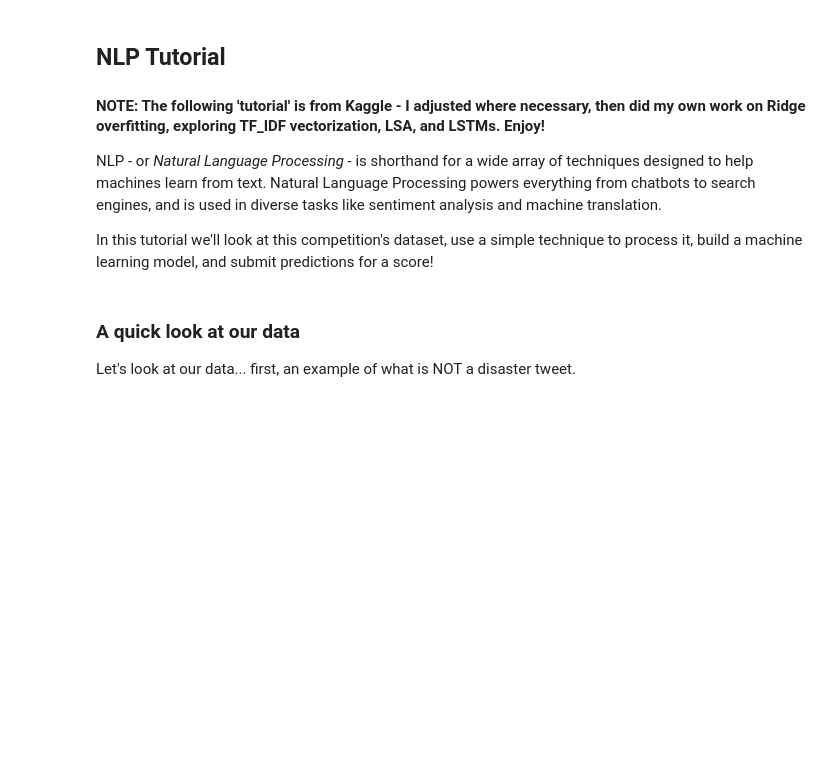
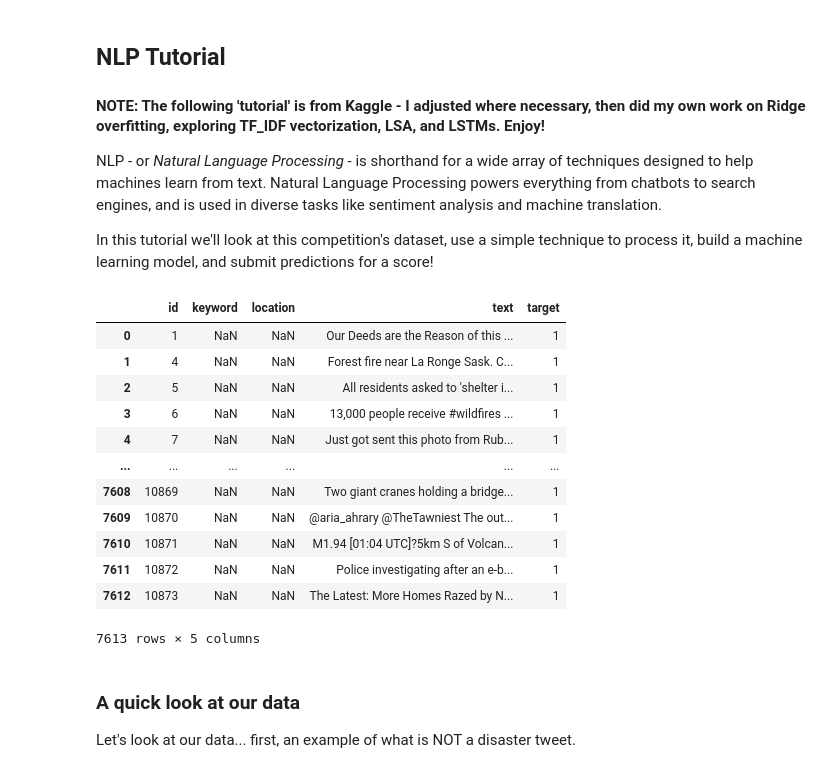
Before and after one commit to rushingJustice/Kaggle-Results, a Jupyter notebook: NLP - Tweet Classification.ipynb, the cells around one changed output. Cells and saved outputs as stored; diff of their text form; code cells hidden in the pictures; blank space fills up the shorter version.

```diff
--- a/NLP - Tweet Classification.ipynb
+++ b/NLP - Tweet Classification.ipynb
@@ -48,6 +53,22 @@ from sklearn.decomposition import TruncatedSVD
 # %%
 train_df = pd.read_csv("./data/train.csv")
 test_df = pd.read_csv("./data/test.csv")
+# %%
+train_df.tweet
+# %% [output]
+|  | id | keyword | location | text | target |
+| 0 | 1 | NaN | NaN | Our Deeds are the Reason of this ... | 1 |
+| 1 | 4 | NaN | NaN | Forest fire near La Ronge Sask. C... | 1 |
+| 2 | 5 | NaN | NaN | All residents asked to 'shelter i... | 1 |
+| 3 | 6 | NaN | NaN | 13,000 people receive #wildfires ... | 1 |
+| 4 | 7 | NaN | NaN | Just got sent this photo from Rub... | 1 |
+| ... | ... | ... | ... | ... | ... |
+| 7608 | 10869 | NaN | NaN | Two giant cranes holding a bridge... | 1 |
+| 7609 | 10870 | NaN | NaN | @aria_ahrary @TheTawniest The out... | 1 |
+| 7610 | 10871 | NaN | NaN | M1.94 [01:04 UTC]?5km S of Volcan... | 1 |
+| 7611 | 10872 | NaN | NaN | Police investigating after an e-b... | 1 |
+| 7612 | 10873 | NaN | NaN | The Latest: More Homes Razed by N... | 1 |
+7613 rows × 5 columns
 # %% [markdown]
 ### A quick look at our data
 
```
Also changed, not shown: parts of 1 cell of this notebook.
